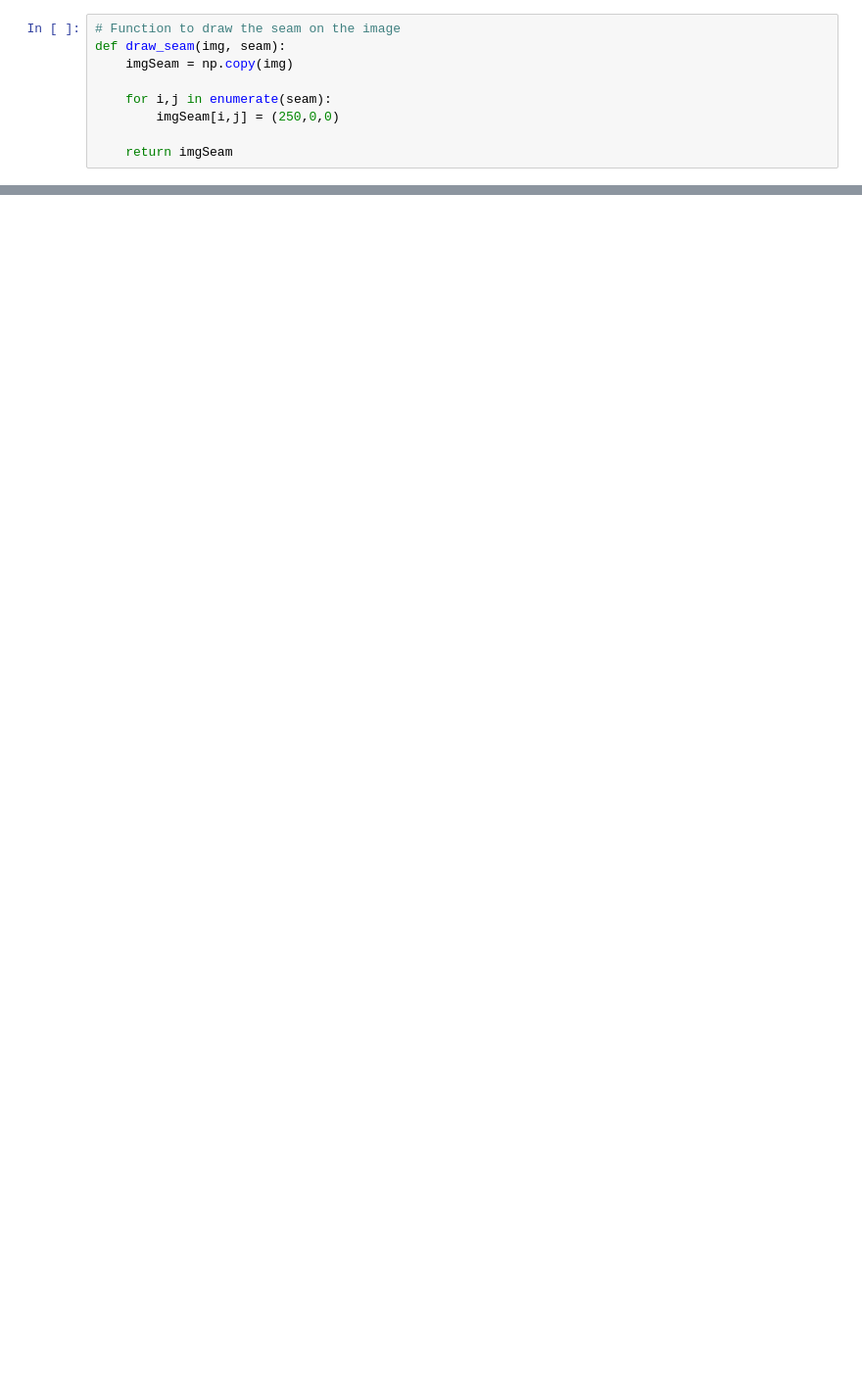
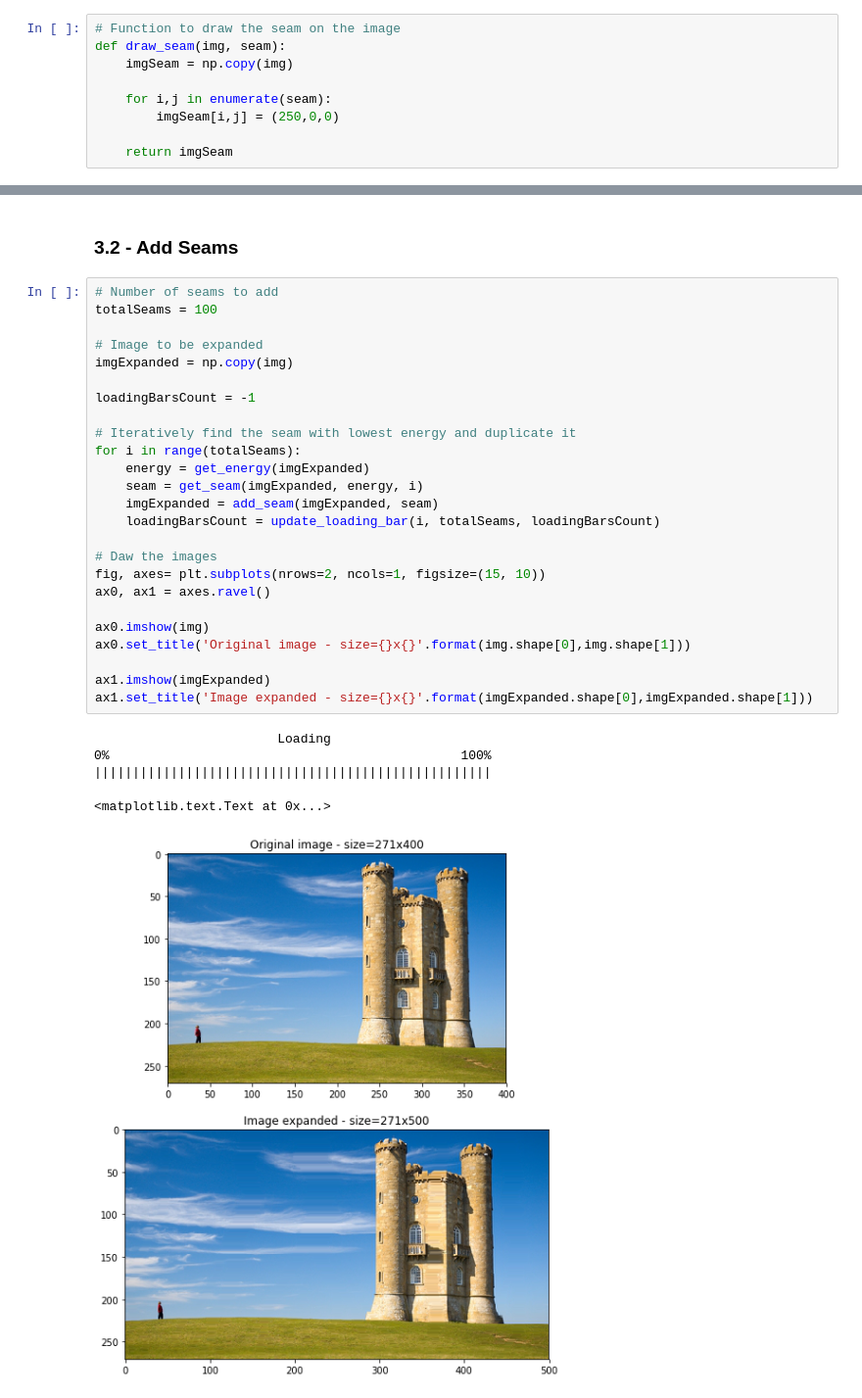
Before and after one commit to ali-yar/maia-imageprocessing, a Jupyter notebook: Project/seam_carving.ipynb, the cells around one changed output, grey strips where cells are left out. Shown at 98% size. Saved outputs shown, nothing was run; the diff lists cells and outputs as text; blank space fills up the shorter version.

```diff
--- a/Project/seam_carving.ipynb
+++ b/Project/seam_carving.ipynb
@@ -130,0 +201,33 @@ ax2.set_title('Image carved - size={}x{}'.format(imgCarved.shape[0],imgCarved.sh
+# %% [markdown]
+### 3.2 - Add Seams
+# %%
+# Number of seams to add
+totalSeams = 100
+
+# Image to be expanded
+imgExpanded = np.copy(img)
+
+loadingBarsCount = -1
+
+# Iteratively find the seam with lowest energy and duplicate it
+for i in range(totalSeams):
+    energy = get_energy(imgExpanded)
+    seam = get_seam(imgExpanded, energy, i)
+    imgExpanded = add_seam(imgExpanded, seam)
+    loadingBarsCount = update_loading_bar(i, totalSeams, loadingBarsCount)
+
+# Daw the images
+fig, axes= plt.subplots(nrows=2, ncols=1, figsize=(15, 10))
+ax0, ax1 = axes.ravel()
+
+ax0.imshow(img)
+ax0.set_title('Original image - size={}x{}'.format(img.shape[0],img.shape[1]))
+
+ax1.imshow(imgExpanded)
+ax1.set_title('Image expanded - size={}x{}'.format(imgExpanded.shape[0],imgExpanded.shape[1]))
+# %% [output]
+                        Loading
+0%                                              100%
+||||||||||||||||||||||||||||||||||||||||||||||||||||
+<matplotlib.text.Text at 0x...>
+[figure, added]
```
Also changed, not shown: parts of 13 cells of this notebook.
